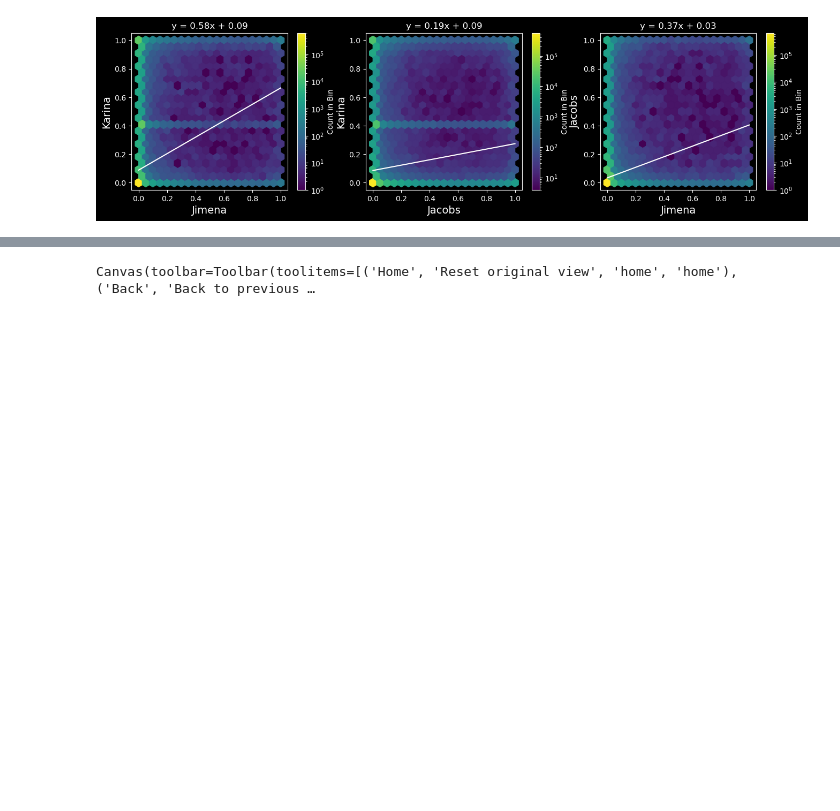
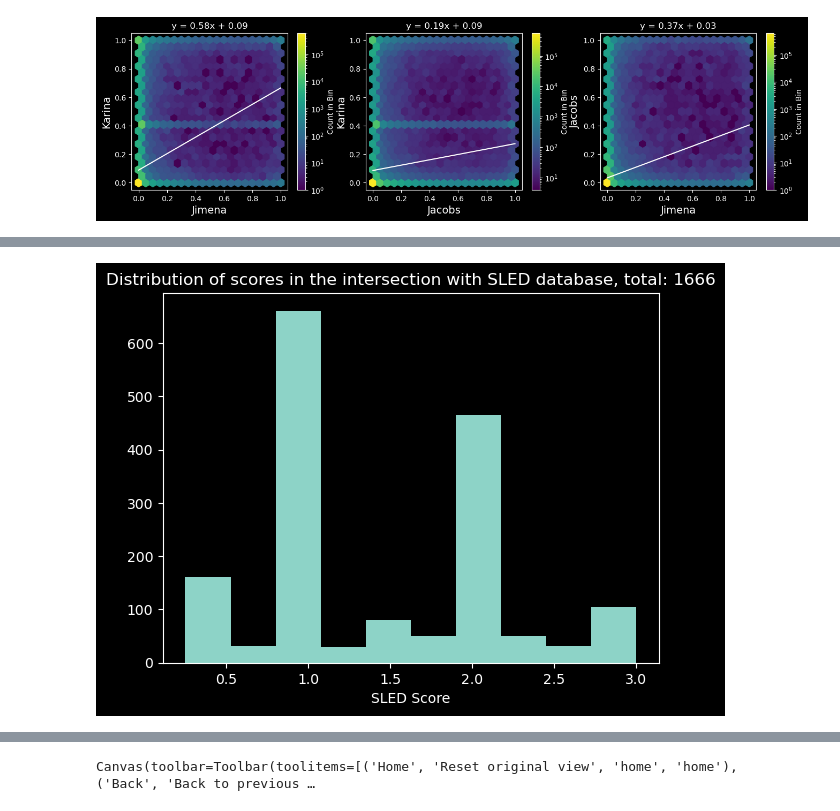
Before and after one commit to JimenaGonzalez/Citizen_science_project, a Jupyter notebook: Intersection/Basic_analysis.ipynb, the cells around one changed output, grey strips where cells are left out. Cells and saved outputs as stored; diff of their text form; code cells hidden in the pictures; blank space fills up the shorter version.

```diff
--- a/Intersection/Basic_analysis.ipynb
+++ b/Intersection/Basic_analysis.ipynb
@@ -421,3 +421,11 @@ plt.show()
+# %%
+plt.figure()
+plt.title('Distribution of scores in the intersection with SLED database, total: ' + str(len(cand_sled)))
+plt.xlabel('SLED Score')
+plt.hist(cand_sled['score'])
+plt.show()
+# %% [output]
+[figure, added]
 # %%
 # In SLED database, heat map
 
```
Also changed, not shown: parts of 14 cells of this notebook, 1 other file.
